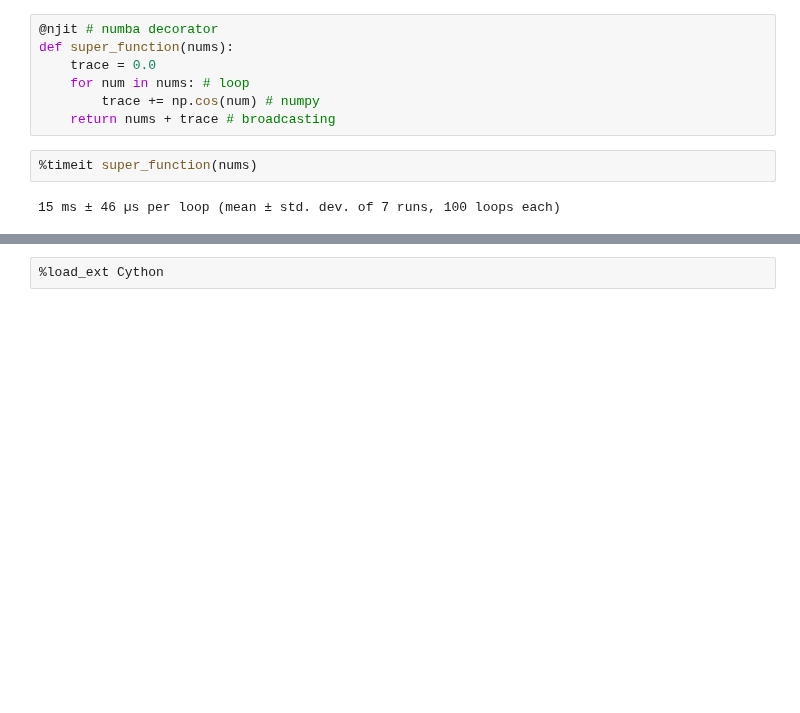
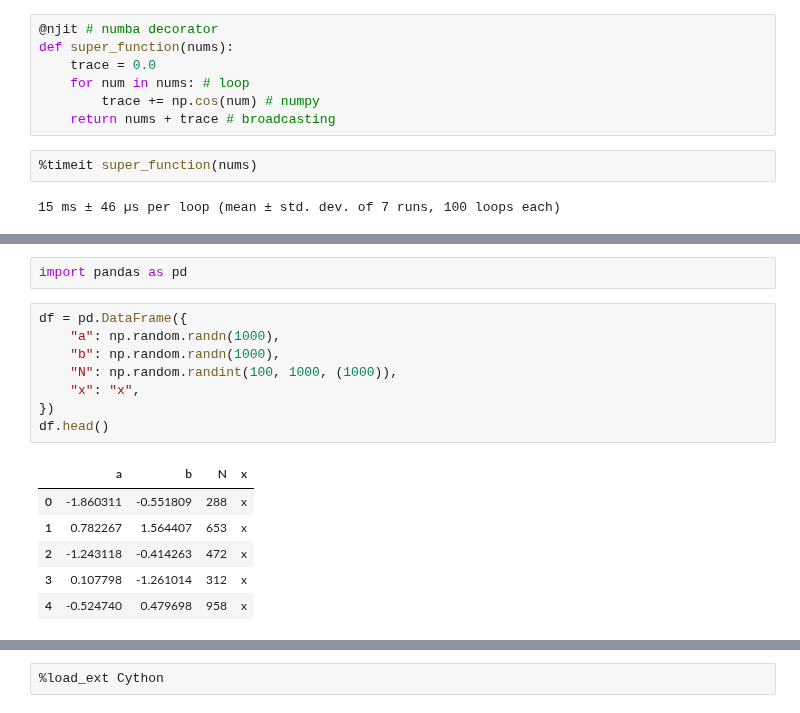
Before and after one commit to lukeconibear/tips_to_speed_up_python, a Jupyter notebook: Tips to speed up Python.ipynb, the cells around one changed output, grey strips where cells are left out. Cells and saved outputs as stored; diff of their text form; blank space fills up the shorter version.

Commit message:
chaning cython example to pandas

```diff
--- a/Tips to speed up Python.ipynb
+++ b/Tips to speed up Python.ipynb
@@ -422,0 +412,17 @@ def function(a, b, c, n):
+# %%
+import pandas as pd
+# %%
+df = pd.DataFrame({
+    "a": np.random.randn(1000),
+    "b": np.random.randn(1000),
+    "N": np.random.randint(100, 1000, (1000)),
+    "x": "x",
+})
+df.head()
+# %% [output]
+|  | a | b | N | x |
+| 0 | -1.860311 | -0.551809 | 288 | x |
+| 1 | 0.782267 | 1.564407 | 653 | x |
+| 2 | -1.243118 | -0.414263 | 472 | x |
+| 3 | 0.107798 | -1.261014 | 312 | x |
+| 4 | -0.524740 | 0.479698 | 958 | x |
```
Also changed, not shown: parts of 14 cells of this notebook.
